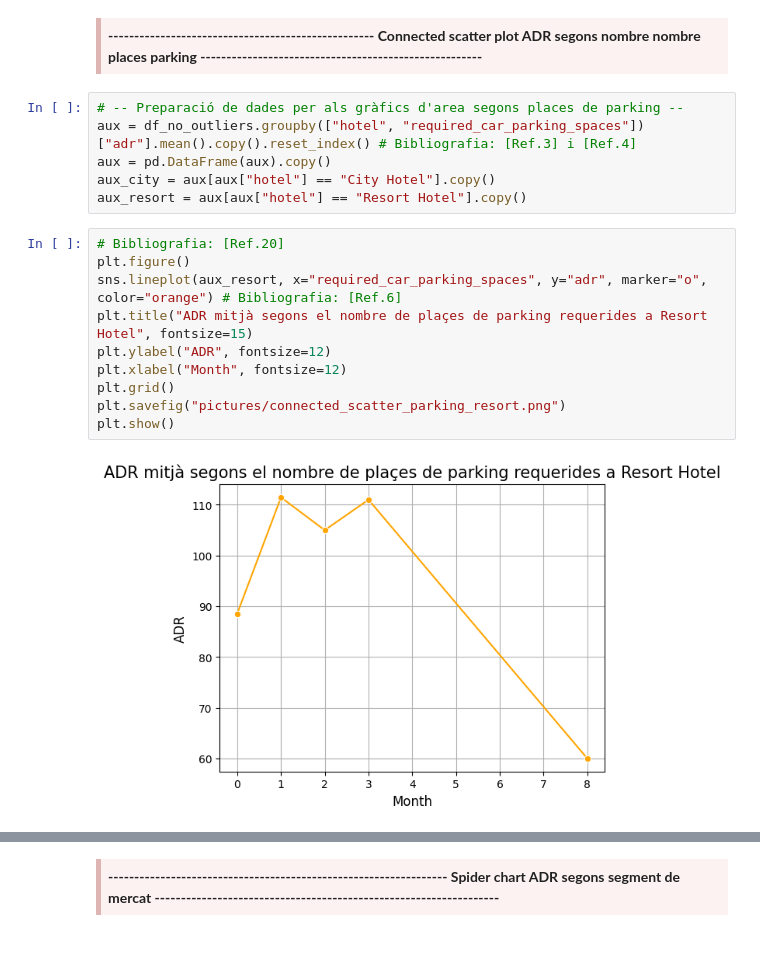
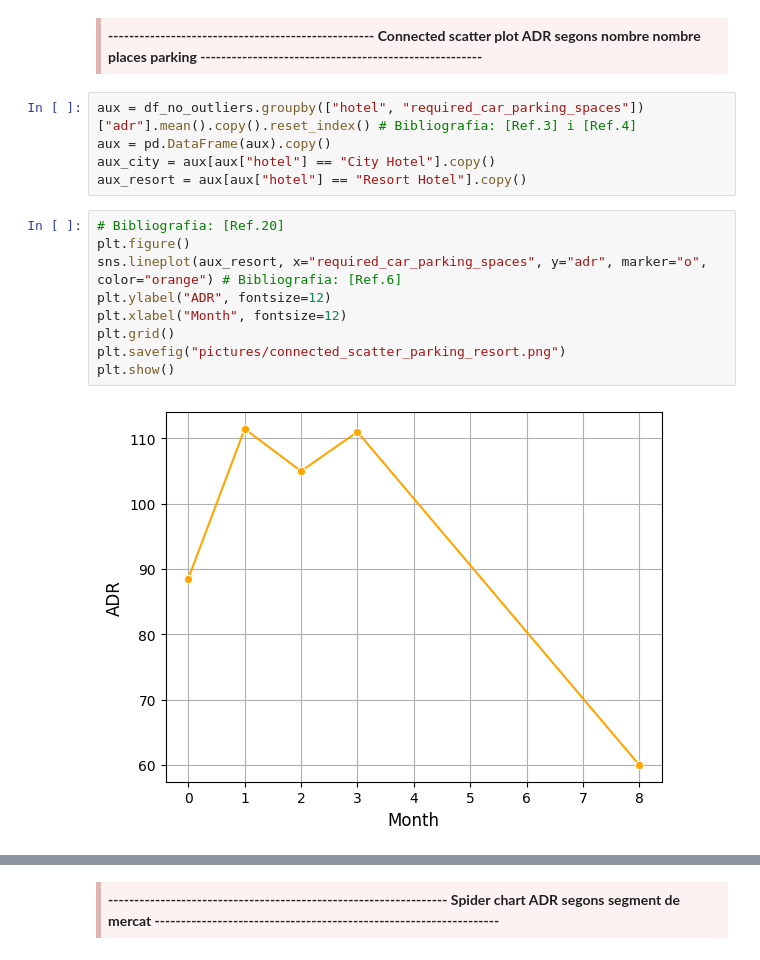
Before and after one commit to marc7666/PAC3-VD, a Jupyter notebook: graphics_creation.ipynb, the cells around one changed output, grey strips where cells are left out. Drawn from its saved outputs; the diff is of its cells as text.

```diff
--- a/graphics_creation.ipynb
+++ b/graphics_creation.ipynb
@@ -268,24 +260,22 @@ fig.show()
 <div style="background-color: #fcf2f2; border-color: #dfb5b4; border-left: 5px solid #dfb5b4; padding: 0.5em;">
 <strong>--------------------------------------------------- Connected scatter plot ADR segons nombre nombre places parking ------------------------------------------------------</strong>
 </div>
-# %%
-# -- Preparació de dades per als gràfics d'area segons places de parking --
-aux = df_no_outliers.groupby(["hotel", "required_car_parking_spaces"])["adr"].mean().copy().reset_index() # Bibliografia: [Ref.3] i [Ref.4]
-aux = pd.DataFrame(aux).copy()
-aux_city = aux[aux["hotel"] == "City Hotel"].copy()
-aux_resort = aux[aux["hotel"] == "Resort Hotel"].copy()
+# %%
+aux = df_no_outliers.groupby(["hotel", "required_car_parking_spaces"])["adr"].mean().copy().reset_index() # Bibliografia: [Ref.3] i [Ref.4]
+aux = pd.DataFrame(aux).copy()
+aux_city = aux[aux["hotel"] == "City Hotel"].copy()
+aux_resort = aux[aux["hotel"] == "Resort Hotel"].copy()
 # %%
 # Bibliografia: [Ref.20]
 plt.figure()
 sns.lineplot(aux_resort, x="required_car_parking_spaces", y="adr", marker="o", color="orange") # Bibliografia: [Ref.6]
-plt.title("ADR mitjà segons el nombre de plaçes de parking requerides a Resort Hotel", fontsize=15)
 plt.ylabel("ADR", fontsize=12)
 plt.xlabel("Month", fontsize=12)
 plt.grid()
 plt.savefig("pictures/connected_scatter_parking_resort.png")
 plt.show()
 # %% [output]
-[figure, old version]
+[figure, new version]
 # %%
 # Bibliografia: [Ref.20]
 plt.figure()
```
Also changed, not shown: parts of 10 cells of this notebook, 13 other files.
